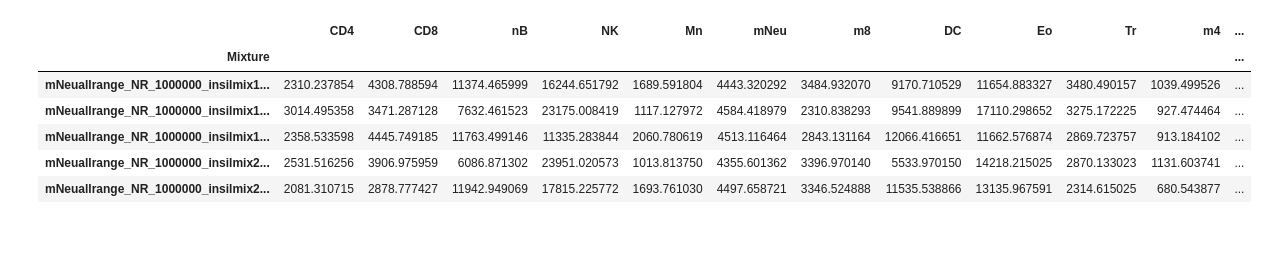
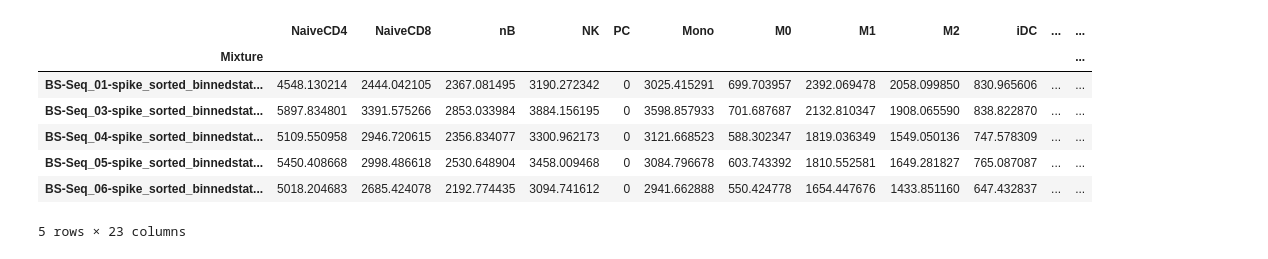
Before and after one commit to Irfanwustl/Research_code, a Jupyter notebook: MHB_per_read/softreadcounting/theoriticalmodel/softRC_theorittical.ipynb, the cells around one changed output. Saved outputs shown, nothing was run; the diff lists cells and outputs as text; code cells hidden in the pictures.

```diff
--- a/MHB_per_read/softreadcounting/theoriticalmodel/softRC_theorittical.ipynb
+++ b/MHB_per_read/softreadcounting/theoriticalmodel/softRC_theorittical.ipynb
@@ -10,8 +10,9 @@ import time
 start_time = time.time()
 
 ###should be the final one###
-inbinfile='/Users/irffanalahi/Research/Research_update/towards_cellularproportion/try1/now_cellular_fraction/BL14_all_matrixCin_nr0.4_imputed_rowmean.txt_bg_intesectedwith_BL14ateast.2DMRs.txt_othermean.txt_result_dupindex_binnedstats.pkl_FINAL_binnedstats.pkl'
-
+inbinfile='/Users/irffanalahi/Research/Research_update/SoftRD/largerEXP/spike_EXP/cellularfraction/ThatMaxScoreIdea/consider_pending2/allct_towardsSM_dummy_mean_SM.txt_unique_withmincol.txtEPCAM_mean_SM_top1000.txt_result_dupindex_binnedstats.pkl_FINAL_binnedstats.pkl'
+softCresult='/Users/irffanalahi/Research/Research_update/SoftRD/largerEXP/spike_EXP/cellularfraction/ThatMaxScoreIdea/consider_pending2/allct_towardsSM_dummy_mean_SM.txt_unique_withmincol.txtEPCAM_mean_SM_top1000.txt_result_dupindex_binnedstats.pkl_maxscore_CSxOut.txt'
+smfile='/Users/irffanalahi/Research/Research_update/SoftRD/largerEXP/spike_EXP/cellularfraction/ThatMaxScoreIdea/consider_pending2/allct_towardsSM_dummy_mean_SM.txt_unique_withmincol.txtEPCAM_mean_SM_top1000.txt'
 outfile=inbinfile
 
 
@@ -20,13 +21,13 @@ consideringALLheyper=True
 
 inbindf=pd.read_pickle(inbinfile)
 ####BL22#####
-#scorecolumns=['NaiveCD4-others','NaiveCD8-others','nB-others','NK-others','Mono-others','M0-others','M1-others','M2-others','iDC-others','mDC-others','PMN-others','cm8-others','em8-others','Eo-others','Tregs-others','em4-others','ed8-others','Mg-others','cm4-others','Er-others','mB-others','EPCAM-others']
+scorecolumns=['NaiveCD4-others','NaiveCD8-others','nB-others','NK-others','Mono-others','M0-others','M1-others','M2-others','iDC-others','mDC-others','PMN-others','cm8-others','em8-others','Eo-others','Tregs-others','em4-others','ed8-others','Mg-others','cm4-others','Er-others','mB-others','EPCAM-others']
 
 
 #scorecolumns=['EPCAM-others']
 
 #BL14
-scorecolumns=['CD4-others','CD8-others','nB-others','NK-others','Mn-others','mNeu-others','m8-others','DC-others','Eo-others','Tr-others','m4-others','Mg-others','Er-others','mB-others']
+#scorecolumns=['CD4-others','CD8-others','nB-others','NK-others','Mn-others','mNeu-others','m8-others','DC-others','Eo-others','Tr-others','m4-others','Mg-others','Er-others','mB-others']
 
 
 allassigned=inbindf.copy()
@@ -349,15 +368,16 @@ maxscorepossibleDF.head()
 # %%
-softCresult='/Users/irffanalahi/Research/Research_update/towards_cellularproportion/try1/now_cellular_fraction/BL14_all_matrixCin_nr0.4_imputed_rowmean.txt_bg_intesectedwith_BL14ateast.2DMRs.txt_othermean.txt_result_dupindex_binnedstats.pkl_maxscore_CSxOut.txt'
+
 softCresultDF=pd.read_csv(softCresult,sep='\t',index_col=0)
 softCresultDF.head()
 # %% [output]
-|  | CD4 | CD8 | nB | NK | Mn | mNeu | m8 | DC | Eo | Tr | m4 | ... |
+|  | NaiveCD4 | NaiveCD8 | nB | NK | PC | Mono | M0 | M1 | M2 | iDC | ... | ... |
 | Mixture |  |  |  |  |  |  |  |  |  |  |  | ... |
-| mNeuallrange_NR_1000000_insilmix1... | 2310.237854 | 4308.788594 | 11374.465999 | 16244.651792 | 1689.591804 | 4443.320292 | 3484.932070 | 9170.710529 | 11654.883327 | 3480.490157 | 1039.499526 | ... |
-| mNeuallrange_NR_1000000_insilmix1... | 3014.495358 | 3471.287128 | 7632.461523 | 23175.008419 | 1117.127972 | 4584.418979 | 2310.838293 | 9541.889899 | 17110.298652 | 3275.172225 | 927.474464 | ... |
-| mNeuallrange_NR_1000000_insilmix1... | 2358.533598 | 4445.749185 | 11763.499146 | 11335.283844 | 2060.780619 | 4513.116464 | 2843.131164 | 12066.416651 | 11662.576874 | 2869.723757 | 913.184102 | ... |
-| mNeuallrange_NR_1000000_insilmix2... | 2531.516256 | 3906.975959 | 6086.871302 | 23951.020573 | 1013.813750 | 4355.601362 | 3396.970140 | 5533.970150 | 14218.215025 | 2870.133023 | 1131.603741 | ... |
-| mNeuallrange_NR_1000000_insilmix2... | 2081.310715 | 2878.777427 | 11942.949069 | 17815.225772 | 1693.761030 | 4497.658721 | 3346.524888 | 11535.538866 | 13135.967591 | 2314.615025 | 680.543877 | ... |
+| BS-Seq_01-spike_sorted_binnedstat... | 4548.130214 | 2444.042105 | 2367.081495 | 3190.272342 | 0 | 3025.415291 | 699.703957 | 2392.069478 | 2058.099850 | 830.965606 | ... | ... |
+| BS-Seq_03-spike_sorted_binnedstat... | 5897.834801 | 3391.575266 | 2853.033984 | 3884.156195 | 0 | 3598.857933 | 701.687687 | 2132.810347 | 1908.065590 | 838.822870 | ... | ... |
+| BS-Seq_04-spike_sorted_binnedstat... | 5109.550958 | 2946.720615 | 2356.834077 | 3300.962173 | 0 | 3121.668523 | 588.302347 | 1819.036349 | 1549.050136 | 747.578309 | ... | ... |
+| BS-Seq_05-spike_sorted_binnedstat... | 5450.408668 | 2998.486618 | 2530.648904 | 3458.009468 | 0 | 3084.796678 | 603.743392 | 1810.552581 | 1649.281827 | 765.087087 | ... | ... |
+| BS-Seq_06-spike_sorted_binnedstat... | 5018.204683 | 2685.424078 | 2192.774435 | 3094.741612 | 0 | 2941.662888 | 550.424778 | 1654.447676 | 1433.851160 | 647.432837 | ... | ... |
+5 rows × 23 columns
 # %%
 resultpredicetdfrommaxscore=softCresultDF/maxscorepossibleDF*100
 resultpredicetdfrommaxscore.to_csv(inbinfile+"_maxscorebased_ct.txt",sep='\t')
```
Also changed, not shown: parts of 18 cells of this notebook, 24 other files.
